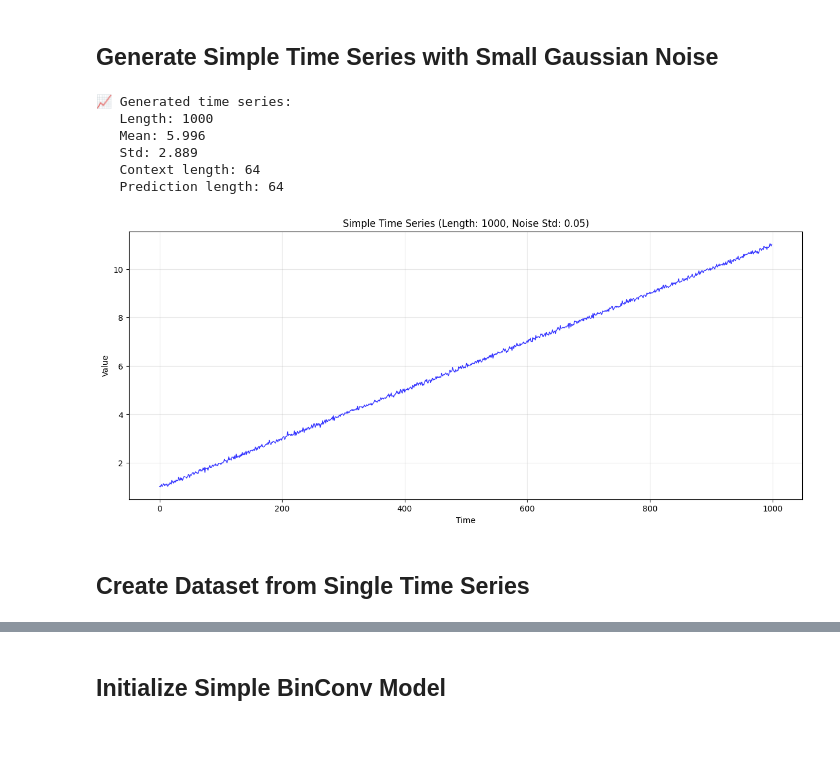
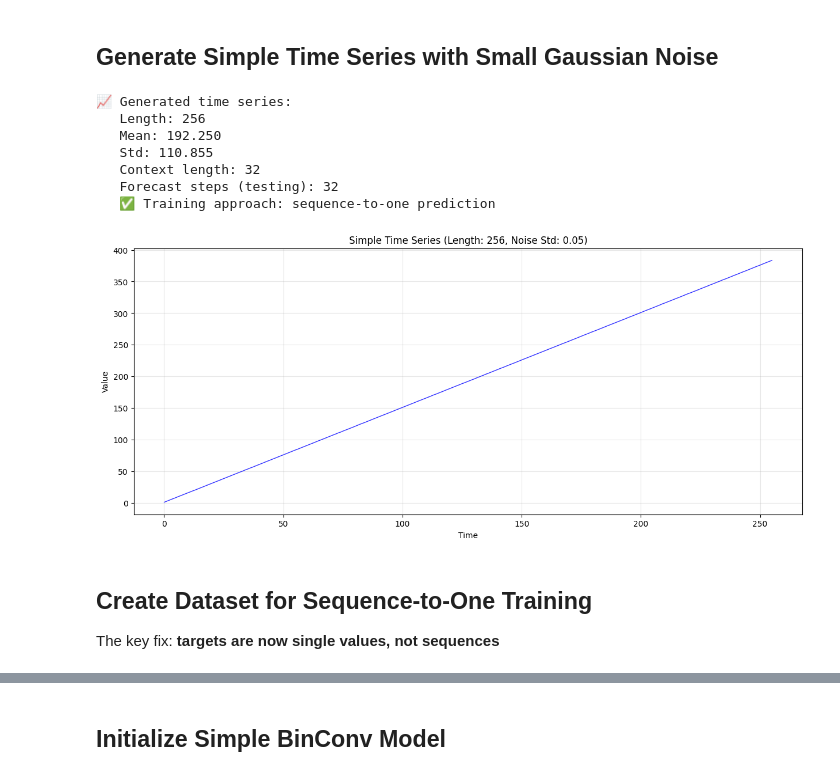
Before and after one commit to TimeBinFM/binconvfm, a Jupyter notebook: notebooks/binconv_training_example.ipynb, the cells around one changed output, grey strips where cells are left out. Cells and saved outputs as stored; diff of their text form; code cells hidden in the pictures; blank space fills up the shorter version.

```diff
--- a/notebooks/binconv_training_example.ipynb
+++ b/notebooks/binconv_training_example.ipynb
@@ -19,9 +23,9 @@ print("📦 Simple BinConv training setup ready!")
 ## Generate Simple Time Series with Small Gaussian Noise
 # %%
 # Configuration
-context_length = 64
-prediction_length = context_length  # Forecast horizon = context length
-total_length = 1000  # Total time series length
+context_length = 32
+forecast_steps = 32  # Number of steps to forecast (for testing only)
+total_length = 256  # Total time series length
 noise_std = 0.05  # Small Gaussian noise
 
 def generate_simple_time_series(length, noise_std):
@@ -29,45 +33,49 @@ def generate_simple_time_series(length, noise_std):
     t = np.arange(length)
 
     # Simple linear trend with gentle slope
-    trend = 0.01 * t + 1.0
+    trend = 1.5 * t + 1.0
 
     # Add small Gaussian noise
     noise = np.random.normal(0, noise_std, length)
 
     # Combine trend and noise
     series = trend + noise
 
     return series
 
 # Generate the single time series
 np.random.seed(42)  # For reproducibility
 time_series = generate_simple_time_series(total_length, noise_std)
 
 print(f"📈 Generated time series:")
 print(f"   Length: {len(time_series)}")
 print(f"   Mean: {time_series.mean():.3f}")
 print(f"   Std: {time_series.std():.3f}")
 print(f"   Context length: {context_length}")
-print(f"   Prediction length: {prediction_length}")
+print(f"   Forecast steps (testing): {forecast_steps}")
+print(f"   ✅ Training approach: sequence-to-one prediction")
 
 # Plot the time series
 plt.figure(figsize=(15, 6))
 plt.plot(time_series, 'b-', alpha=0.8, linewidth=1)
 plt.title(f'Simple Time Series (Length: {total_length}, Noise Std: {noise_std})')
 plt.xlabel('Time')
 plt.ylabel('Value')
 plt.grid(True, alpha=0.3)
 plt.show()
 # %% [output]
 📈 Generated time series:
-   Length: 1000
-   Mean: 5.996
-   Std: 2.889
-   Context length: 64
-   Prediction length: 64
+   Length: 256
+   Mean: 192.250
+   Std: 110.855
+   Context length: 32
+   Forecast steps (testing): 32
+   ✅ Training approach: sequence-to-one prediction
-[figure, old version]
+[figure, new version]
-# %% [markdown]
-## Create Dataset from Single Time Series
+# %% [markdown]
+## Create Dataset for Sequence-to-One Training
+
+The key fix: **targets are now single values, not sequences**
 # %%
 class SimpleTimeSeriesDataset(Dataset):
     """
```
Also changed, not shown: parts of 8 cells of this notebook, 2 other files.
